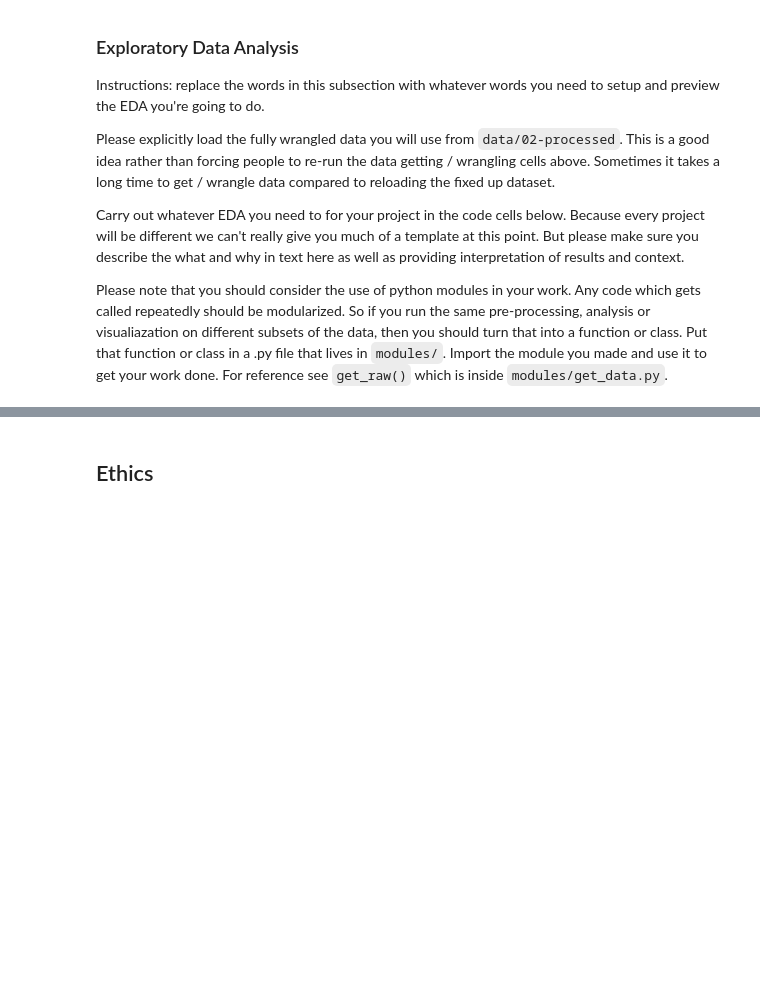
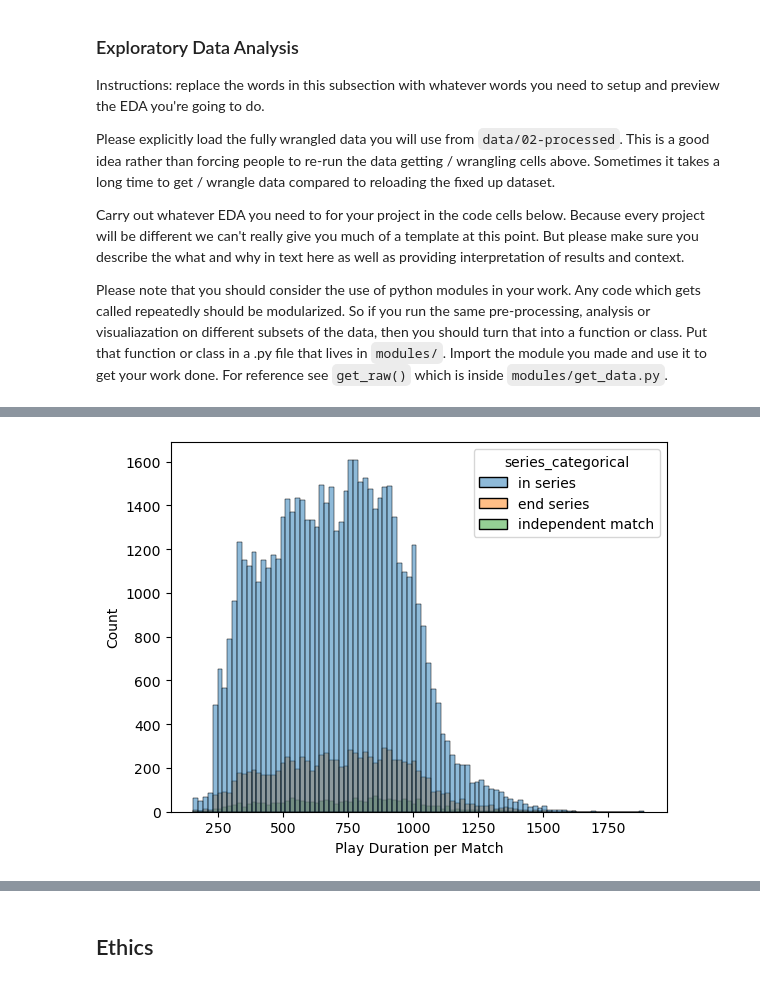
Before and after one commit to COGS108/Group126_WI26, a Jupyter notebook: 02-EDACheckpoint.ipynb, the cells around one changed output, grey strips where cells are left out. Cells and saved outputs as stored; diff of their text form; code cells hidden in the pictures; blank space fills up the shorter version.

```diff
--- a/02-EDACheckpoint.ipynb
+++ b/02-EDACheckpoint.ipynb
@@ -673,0 +781,33 @@ Please note that you should consider the use of python modules in your work.  An
+# %%
+#assignment function for categorical variable to be predicting
+# "end series" means match within 45 before but no match within 45 after
+# "independent match" means no match within 45 before or after
+# "in series" means match within 45 after
+def serialization(row):
+    before = row["idle_gap_min_match_before"]
+    current = row["idle_gap_min"]
+    if int(round(current)) == -1 and int(round(before)) < 45:
+        return "end series"
+    elif int(round(current)) == -1 and int(round(before)) >= 45:
+        return "independent match"
+    elif int(round(current)) >= 45 and int(round(before)) == -1:
+        return "independent match"
+    elif int(round(current)) < 45:
+        return "in series"
+    elif int(round(current)) >= 45 and int(round(before)) < 45:
+        return "end series"
+    elif int(round(current)) >= 45 and int(round(before)) >= 45:
+        return "independent match"
+    else:
+        return np.NAN
+
+#create categorical column using previous function
+temp_df["series_categorical"] = temp_df.apply( serialization, axis = 1 )
+
+#make sure no failures to assign
+print(temp_df["series_categorical"].isna().sum())
+
+# save processed reduced dataset
+os.makedirs('./data/02-processed', exist_ok=True)
+temp_df.to_csv('./data/02-processed/marvel_rivals_session_temp_df.csv', index=False)
+temp_df.to_json('./data/02-processed/marvel_rivals_session_temp_df.json', orient='records', indent=4)
@@ -673,0 +844,8 @@ Please note that you should consider the use of python modules in your work.  An
+# %%
+#Duration vs Session Type
+#similar to the previous, the distributions look fairly equal
+duration_series = sns.histplot( temp_df, x = "match_duration", hue = "series_categorical")
+plt.xlabel("Play Duration per Match")
+plt.show()
+# %% [output]
+[figure, added]
```
Also changed, not shown: parts of 46 cells of this notebook.
